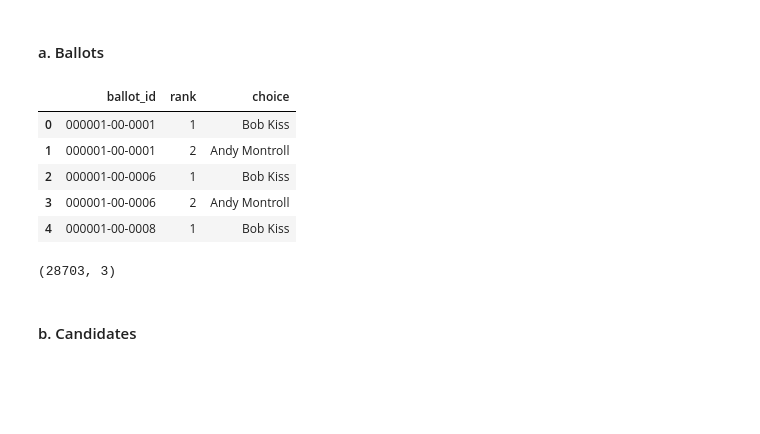
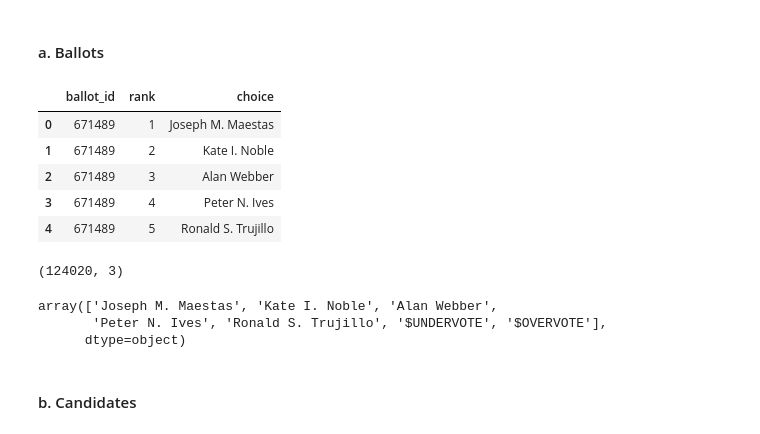
Before and after one commit to SherinV/ranked-choice-voting, a Jupyter notebook: Burlington09_with_Condorcet.ipynb, the cells around one changed output. Saved outputs shown, nothing was run; the diff lists cells and outputs as text; code cells hidden in the pictures; blank space fills up the shorter version.

Commit message:
[no need to merge] audrey work on sante fe mayoral 2018 to confirm sherin algo

```diff
--- a/Burlington09_with_Condorcet.ipynb
+++ b/Burlington09_with_Condorcet.ipynb
@@ -14,19 +13,25 @@ from IPython.display import Image
 # %% [markdown]
 #### a. Ballots
 # %%
-data = "us_vt_btv_2009_03_mayor.normalized.csv"
+data = "us_nm_2018_03_mayor.normalized.csv"
 df = pd.read_csv(data)
 df.head()
 # %% [output]
 |  | ballot_id | rank | choice |
-| 0 | 000001-00-0001 | 1 | Bob Kiss |
-| 1 | 000001-00-0001 | 2 | Andy Montroll |
-| 2 | 000001-00-0006 | 1 | Bob Kiss |
-| 3 | 000001-00-0006 | 2 | Andy Montroll |
-| 4 | 000001-00-0008 | 1 | Bob Kiss |
+| 0 | 671489 | 1 | Joseph M. Maestas |
+| 1 | 671489 | 2 | Kate I. Noble |
+| 2 | 671489 | 3 | Alan Webber |
+| 3 | 671489 | 4 | Peter N. Ives |
+| 4 | 671489 | 5 | Ronald S. Trujillo |
 # %%
 df.shape
 # %% [output]
-(28703, 3)
+(124020, 3)
+# %%
+df.choice.unique()
+# %% [output]
+array(['Joseph M. Maestas', 'Kate I. Noble', 'Alan Webber',
+       'Peter N. Ives', 'Ronald S. Trujillo', '$UNDERVOTE', '$OVERVOTE'],
+      dtype=object)
 # %% [markdown]
 #### b. Candidates
```
Also changed, not shown: parts of 33 cells of this notebook.
